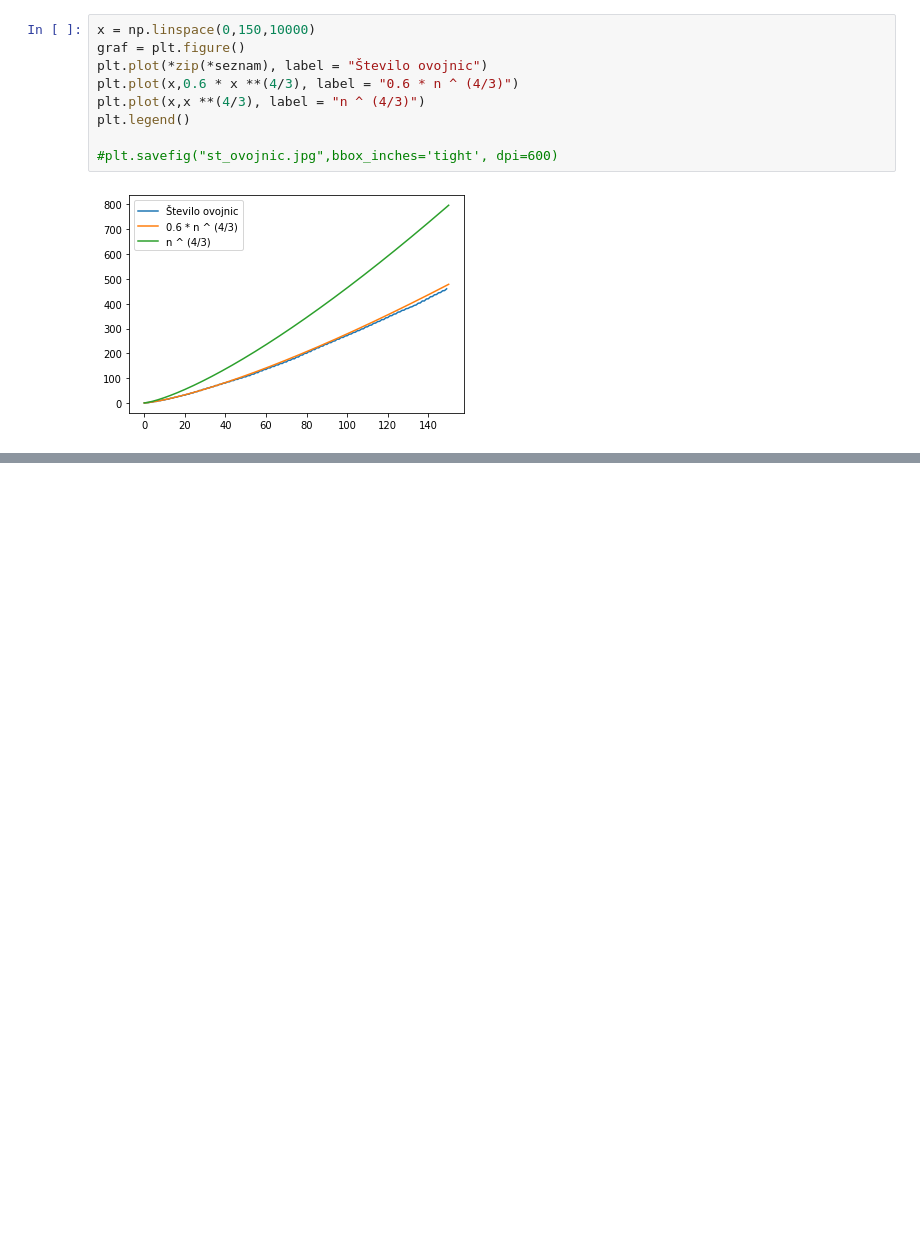
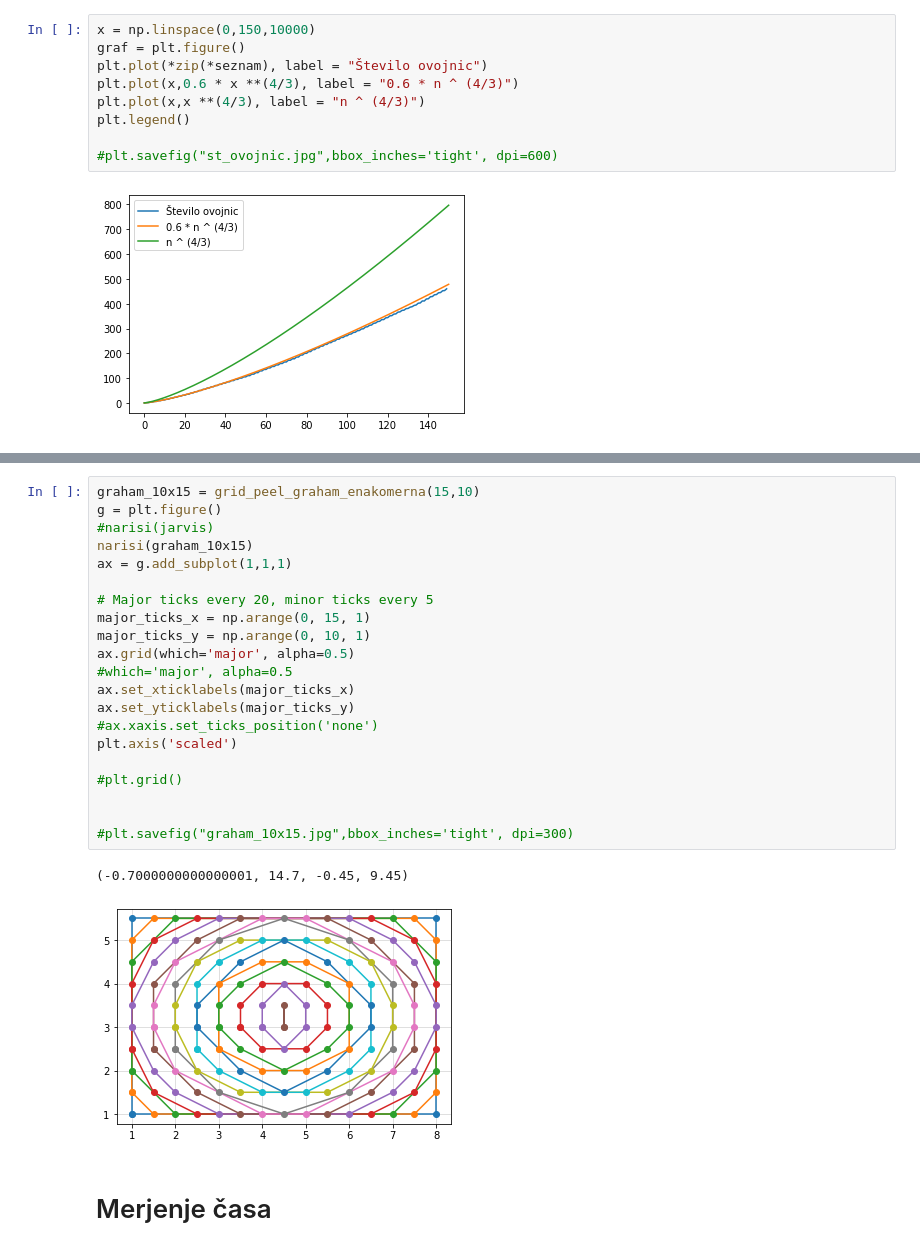
Before and after one commit to mitja-mandic/grid-peeling, a Jupyter notebook: vizualizacija.ipynb, the cells around one changed output, grey strips where cells are left out. Cells and saved outputs as stored; diff of their text form; blank space fills up the shorter version.

```diff
--- a/vizualizacija.ipynb
+++ b/vizualizacija.ipynb
@@ -53,0 +74,26 @@ plt.legend()
+# %%
+graham_10x15 = grid_peel_graham_enakomerna(15,10)
+g = plt.figure()
+#narisi(jarvis)
+narisi(graham_10x15)
+ax = g.add_subplot(1,1,1)
+
+# Major ticks every 20, minor ticks every 5
+major_ticks_x = np.arange(0, 15, 1)
+major_ticks_y = np.arange(0, 10, 1)
+ax.grid(which='major', alpha=0.5)
+#which='major', alpha=0.5
+ax.set_xticklabels(major_ticks_x)
+ax.set_yticklabels(major_ticks_y)
+#ax.xaxis.set_ticks_position('none')
+plt.axis('scaled')
+
+#plt.grid()
+
+
+#plt.savefig("graham_10x15.jpg",bbox_inches='tight', dpi=300)
+# %% [output]
+(-0.7000000000000001, 14.7, -0.45, 9.45)
+[figure, added]
+# %% [markdown]
+# Merjenje časa
```
Also changed, not shown: parts of 9 cells of this notebook, 7 other files.
